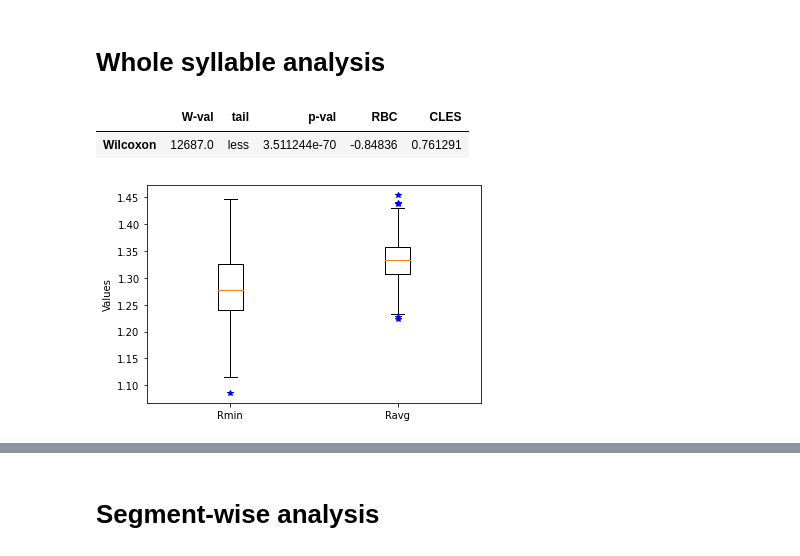
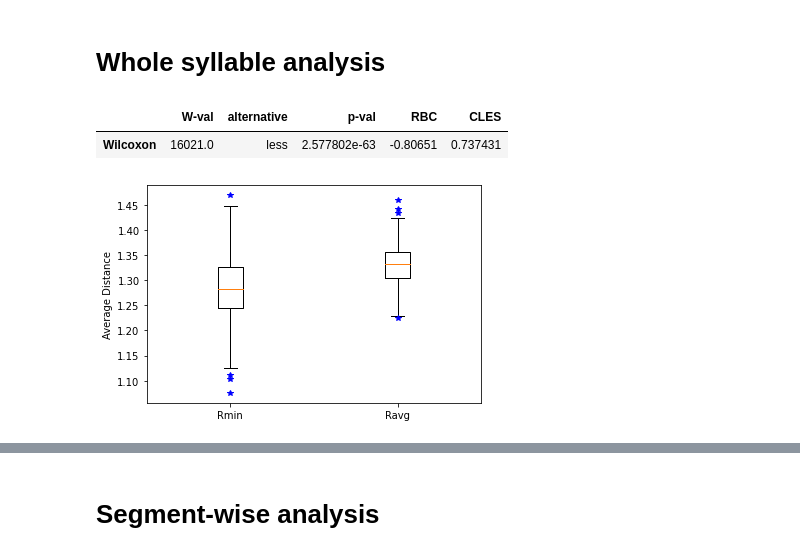
Before and after one commit to mesahwi/Birdsong_Continuity, a Jupyter notebook: example_runs/Analysis.ipynb, the cells around one changed output, grey strips where cells are left out. Saved outputs shown, nothing was run; the diff lists cells and outputs as text; code cells hidden in the pictures.

```diff
--- a/example_runs/Analysis.ipynb
+++ b/example_runs/Analysis.ipynb
@@ -30,20 +58,20 @@ SEG_DIR = WHOLE_DIR+'segments/'
 whole = glob(WHOLE_DIR+'*.csv')
 df_whole = pd.read_csv(whole[0], index_col=0)
 # %%
-whole_wilcoxon = pg.wilcoxon(df_whole['CNS_Rmins'], df_whole['RNS_Ravgs'], tail='one-sided')
+whole_wilcoxon = pg.wilcoxon(df_whole['CNS_Rmins'], df_whole['RNS_Ravgs'], alternative='less')
 whole_wilcoxon
 # %% [output]
-|  | W-val | tail | p-val | RBC | CLES |
-| Wilcoxon | 12687.0 | less | 3.511244e-70 | -0.84836 | 0.761291 |
+|  | W-val | alternative | p-val | RBC | CLES |
+| Wilcoxon | 16021.0 | less | 2.577802e-63 | -0.80651 | 0.737431 |
 # %%
 fig, ax = plt.subplots(1,1)
 ax.boxplot([df_whole['CNS_Rmins'], df_whole['RNS_Ravgs']], sym="b*")
 
-ax.set_ylabel('Values')
+ax.set_ylabel('Average Distance')
 plt.xticks([1, 2],
            ['Rmin', 'Ravg']);
 # %% [output]
-[figure, old version]
+[figure, new version]
 # %%
 N = len(df_whole['CNS_Rmins'])
 
```
Also changed, not shown: parts of 7 cells of this notebook.
